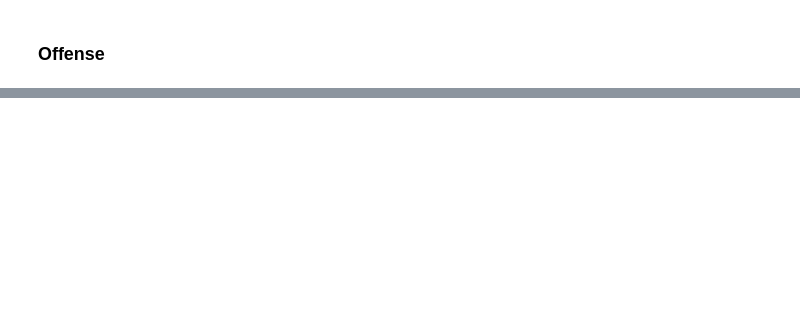
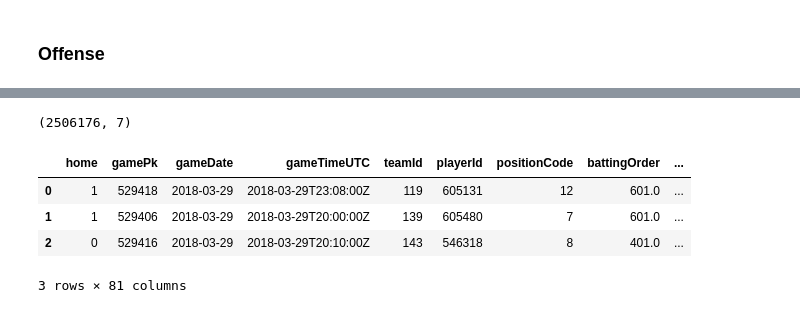
Before and after one commit to fatjudy/mlb-forecasting, a Jupyter notebook: MLB-EDA.ipynb, the cells around one changed output, grey strips where cells are left out. Saved outputs shown, nothing was run; the diff lists cells and outputs as text; code cells hidden in the pictures; blank space fills up the shorter version.

```diff
--- a/MLB-EDA.ipynb
+++ b/MLB-EDA.ipynb
@@ -532,0 +353,4 @@ The designated hitter has the highest target value of all (all 4 values), while
+# %%
+target_v.shape
+# %% [output]
+(2506176, 7)
@@ -532,0 +359,11 @@ The designated hitter has the highest target value of all (all 4 values), while
+# %%
+select_pScore_raw = train_dict['playerBoxScores'].drop(
+    ['teamName', 'playerName', 'jerseyNum', 'positionName', 'positionType', 'index'], axis = 1)
+# %%
+select_pScore_raw.head(3)
+# %% [output]
+|  | home | gamePk | gameDate | gameTimeUTC | teamId | playerId | positionCode | battingOrder | ... |
+| 0 | 1 | 529418 | 2018-03-29 | 2018-03-29T23:08:00Z | 119 | 605131 | 12 | 601.0 | ... |
+| 1 | 1 | 529406 | 2018-03-29 | 2018-03-29T20:00:00Z | 139 | 605480 | 7 | 601.0 | ... |
+| 2 | 0 | 529416 | 2018-03-29 | 2018-03-29T20:10:00Z | 143 | 546318 | 8 | 401.0 | ... |
+3 rows × 81 columns
```
Also changed, not shown: parts of 141 cells of this notebook, 1 other file.
